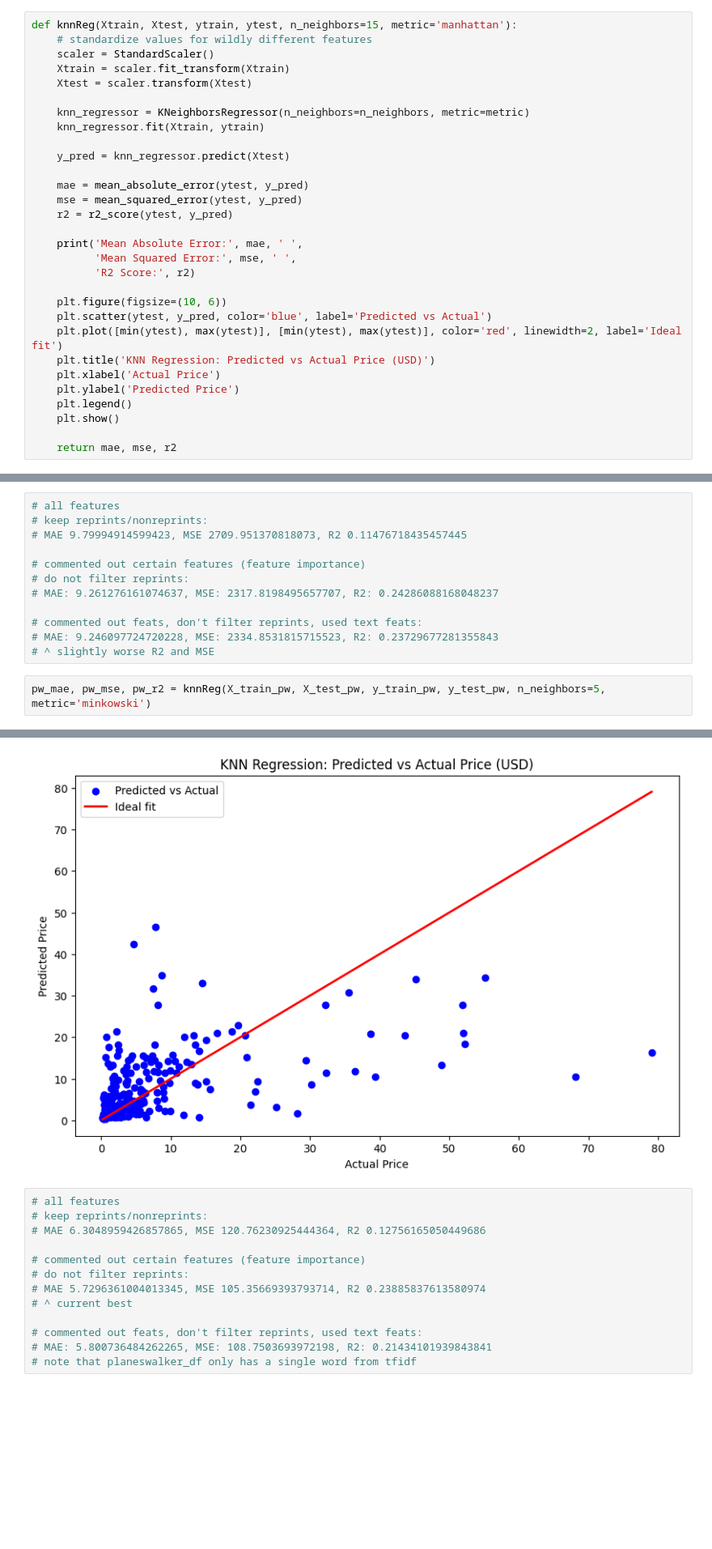
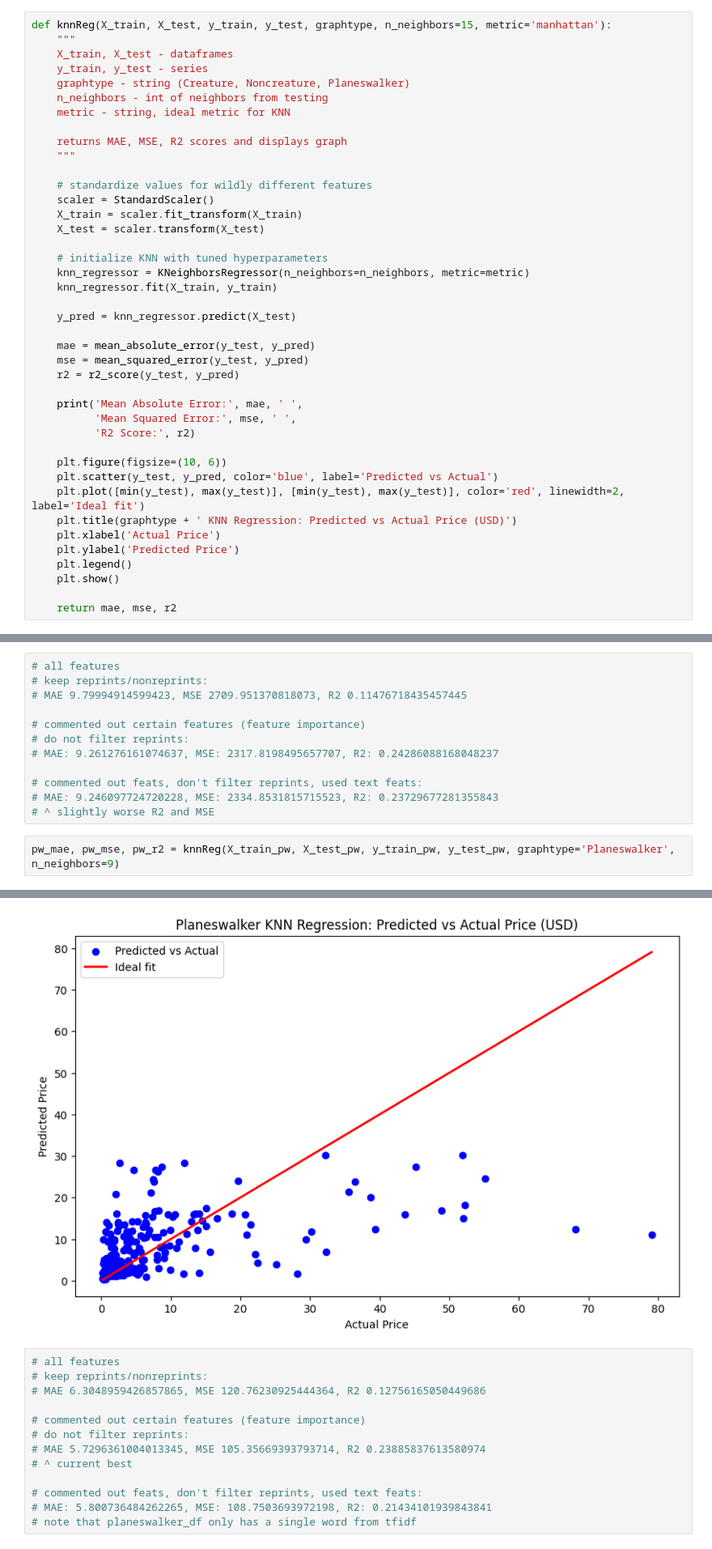
Before and after one commit to janelmjackson/understanding-mtg-card-value-through-ml, a Jupyter notebook: mtgjson_knn_reg.ipynb, the cells around one changed output, grey strips where cells are left out. Shown at 81% size. Drawn from its saved outputs; the diff is of its cells as text; blank space fills up the shorter version.

```diff
--- a/mtgjson_knn_reg.ipynb
+++ b/mtgjson_knn_reg.ipynb
@@ -741,27 +675,38 @@ Fitting 3 folds for each of 36 candidates, totalling 108 fits
 # %%
-def knnReg(Xtrain, Xtest, ytrain, ytest, n_neighbors=15, metric='manhattan'):
+def knnReg(X_train, X_test, y_train, y_test, graphtype, n_neighbors=15, metric='manhattan'):
+    """
+    X_train, X_test - dataframes
+    y_train, y_test - series
+    graphtype - string (Creature, Noncreature, Planeswalker)
+    n_neighbors - int of neighbors from testing
+    metric - string, ideal metric for KNN
+
+    returns MAE, MSE, R2 scores and displays graph
+    """
+
     # standardize values for wildly different features
     scaler = StandardScaler()
-    Xtrain = scaler.fit_transform(Xtrain)
-    Xtest = scaler.transform(Xtest)
+    X_train = scaler.fit_transform(X_train)
+    X_test = scaler.transform(X_test)
 
+    # initialize KNN with tuned hyperparameters
     knn_regressor = KNeighborsRegressor(n_neighbors=n_neighbors, metric=metric)
-    knn_regressor.fit(Xtrain, ytrain)
+    knn_regressor.fit(X_train, y_train)
 
-    y_pred = knn_regressor.predict(Xtest)
+    y_pred = knn_regressor.predict(X_test)
 
-    mae = mean_absolute_error(ytest, y_pred)
-    mse = mean_squared_error(ytest, y_pred)
-    r2 = r2_score(ytest, y_pred)
+    mae = mean_absolute_error(y_test, y_pred)
+    mse = mean_squared_error(y_test, y_pred)
+    r2 = r2_score(y_test, y_pred)
 
     print('Mean Absolute Error:', mae, ' ',
           'Mean Squared Error:', mse, ' ',
           'R2 Score:', r2)
 
     plt.figure(figsize=(10, 6))
-    plt.scatter(ytest, y_pred, color='blue', label='Predicted vs Actual')
-    plt.plot([min(ytest), max(ytest)], [min(ytest), max(ytest)], color='red', linewidth=2, label='Ideal fit')
-    plt.title('KNN Regression: Predicted vs Actual Price (USD)')
+    plt.scatter(y_test, y_pred, color='blue', label='Predicted vs Actual')
+    plt.plot([min(y_test), max(y_test)], [min(y_test), max(y_test)], color='red', linewidth=2, label='Ideal fit')
+    plt.title(graphtype + ' KNN Regression: Predicted vs Actual Price (USD)')
     plt.xlabel('Actual Price')
     plt.ylabel('Predicted Price')
     plt.legend()
@@ -803,5 +748,5 @@ Mean Absolute Error: 9.246097724720228   Mean Squared Error: 2334.8531815715523
 # MAE: 9.246097724720228, MSE: 2334.8531815715523, R2: 0.23729677281355843
 # ^ slightly worse R2 and MSE
 # %%
-pw_mae, pw_mse, pw_r2 = knnReg(X_train_pw, X_test_pw, y_train_pw, y_test_pw, n_neighbors=5, metric='minkowski')
+pw_mae, pw_mse, pw_r2 = knnReg(X_train_pw, X_test_pw, y_train_pw, y_test_pw, graphtype='Planeswalker', n_neighbors=9)
 # %% [output]
@@ -809,4 +754,4 @@ Mean Absolute Error: 5.800736484262265   Mean Squared Error: 108.7503693972198
-[figure, old version]
+[figure, new version]
 # %%
 # all features
 # keep reprints/nonreprints:
```
Also changed, not shown: parts of 28 cells of this notebook, 1 other file.
